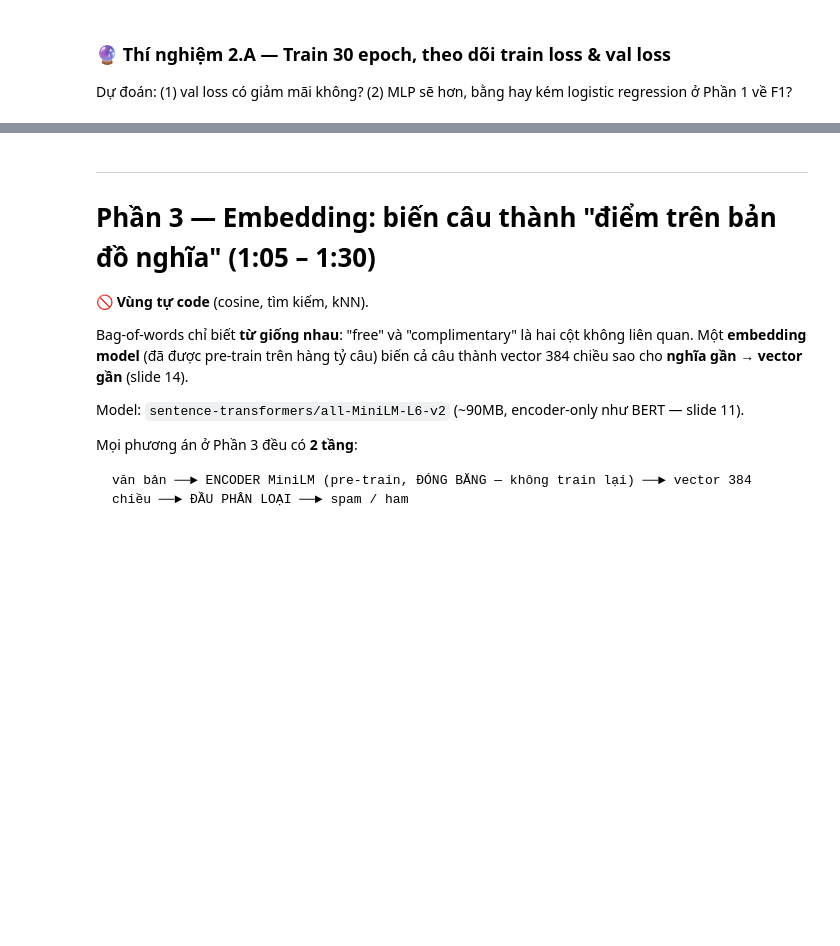
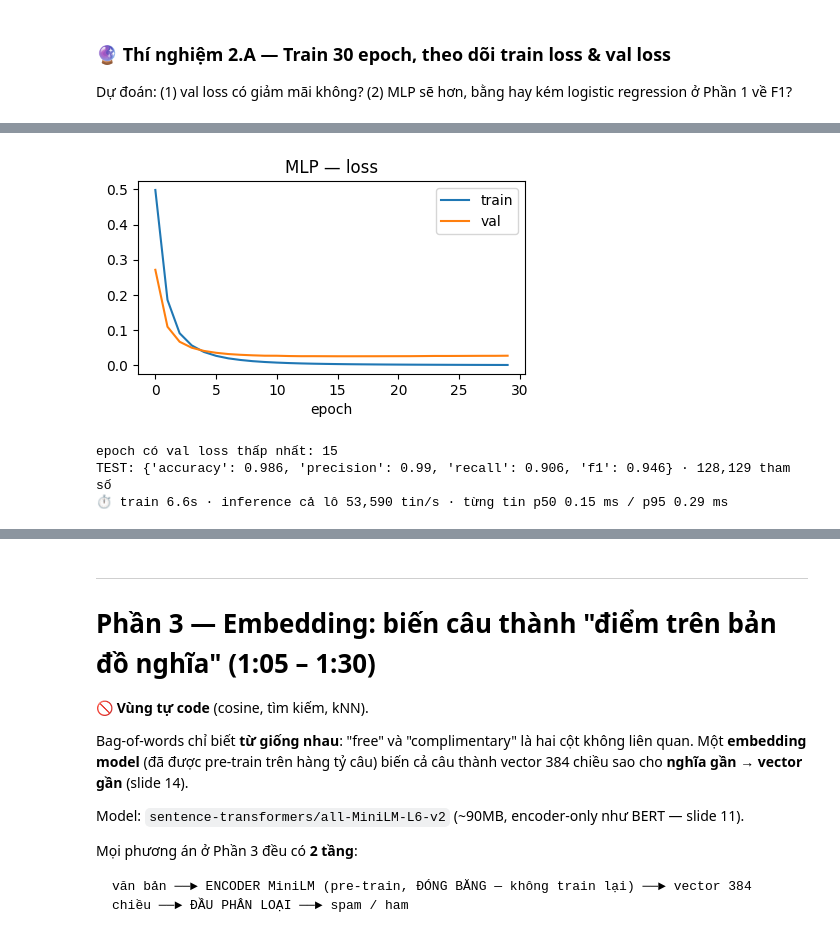
Before and after one commit to Duc1306/K5-L3B-Day01-TrinhMinhDuc-2A202604078-LLMFoundation, a Jupyter notebook: src/day01_spam_ml_dl_embedding_llm.ipynb, the cells around one changed output, grey strips where cells are left out. Drawn from its saved outputs; the diff is of its cells as text; code cells hidden in the pictures; blank space fills up the shorter version.

```diff
--- a/src/day01_spam_ml_dl_embedding_llm.ipynb
+++ b/src/day01_spam_ml_dl_embedding_llm.ipynb
@@ -227,10 +225,11 @@ def vectorize(texts, vocab: dict[str, int]) -> np.ndarray:
     X[i, vocab[w]] = 1.0 nếu từ w (sau tokenize) xuất hiện trong texts[i], ngược lại 0.0.
     Từ không có trong vocab → bỏ qua. Xuất hiện nhiều lần vẫn chỉ là 1.0.
     """
+    # TODO: tạo ma trận 0, duyệt từng tin nhắn, đặt 1.0 vào đúng cột
     X = np.zeros((len(texts), len(vocab)), dtype=np.float32)
     for i, text in enumerate(texts):
-        tokens = tokenize(text)
-        for token in set(tokens):
+        tokens = set(tokenize(text))
+        for token in tokens:
             if token in vocab:
                 X[i, vocab[token]] = 1.0
     return X
@@ -311,17 +317,16 @@ def metrics(y_true, y_pred) -> dict:
     FN = np.sum((y_true == 1) & (y_pred == 0))
     TN = np.sum((y_true == 0) & (y_pred == 0))
 
-    accuracy = float(np.mean(y_true == y_pred))
-
-    precision = float(TP / (TP + FP)) if (TP + FP) > 0 else 0.0
-    recall = float(TP / (TP + FN)) if (TP + FN) > 0 else 0.0
-    f1 = float(2 * precision * recall / (precision + recall)) if (precision + recall) > 0 else 0.0
+    accuracy = (TP + TN) / len(y_true) if len(y_true) > 0 else 0.0
+    precision = TP / (TP + FP) if (TP + FP) > 0 else 0.0
+    recall = TP / (TP + FN) if (TP + FN) > 0 else 0.0
+    f1 = 2 * precision * recall / (precision + recall) if (precision + recall) > 0 else 0.0
 
     return {
-        "accuracy": accuracy,
-        "precision": precision,
-        "recall": recall,
-        "f1": f1
+        "accuracy": float(accuracy),
+        "precision": float(precision),
+        "recall": float(recall),
+        "f1": float(f1)
     }
 # %%
 def _t():
@@ -475,3 +538,23 @@ predict("dl_curve", "...")
+# %%
+require_prediction("dl_curve")
+torch.manual_seed(SEED)
+mlp = build_mlp(X_tr.shape[1], 64)
+t0 = time.perf_counter(); hist = train_mlp(mlp, X_tr, y_tr, X_va, y_va, epochs=30); tt = time.perf_counter() - t0
+plt.figure(figsize=(5, 2.5)); plt.plot(hist["train"], label="train"); plt.plot(hist["val"], label="val")
+plt.xlabel("epoch"); plt.legend(); plt.title("MLP — loss"); plt.show()
+print("epoch có val loss thấp nhất:", int(np.argmin(hist["val"])))
+
+pred_mlp, bench = benchmark(lambda texts: predict_mlp(mlp, vectorize(texts, vocab)), texts_te, texts_te[SUB])
+m = metrics(y_te, pred_mlp)
+print("TEST:", {k: round(v, 3) for k, v in m.items()}, f"· {sum(p.numel() for p in mlp.parameters()):,} tham số")
+print(fmt_bench(tt, bench))
+RESULTS["2. BoW + MLP (deep learning)"] = {**m, "f1_SUB": metrics(y_te[SUB], pred_mlp[SUB])["f1"],
+                                            "train_s": tt, **bench, "usd_per_1k": 0.0}
+# %% [output]
+[figure, added]
+epoch có val loss thấp nhất: 15
+TEST: {'accuracy': 0.986, 'precision': 0.99, 'recall': 0.906, 'f1': 0.946} · 128,129 tham số
+⏱ train 6.6s · inference cả lô 53,590 tin/s · từng tin p50 0.15 ms / p95 0.29 ms
 # %%
 require_prediction("dl_curve")
 torch.manual_seed(SEED)
```
Also changed, not shown: parts of 75 cells of this notebook.
